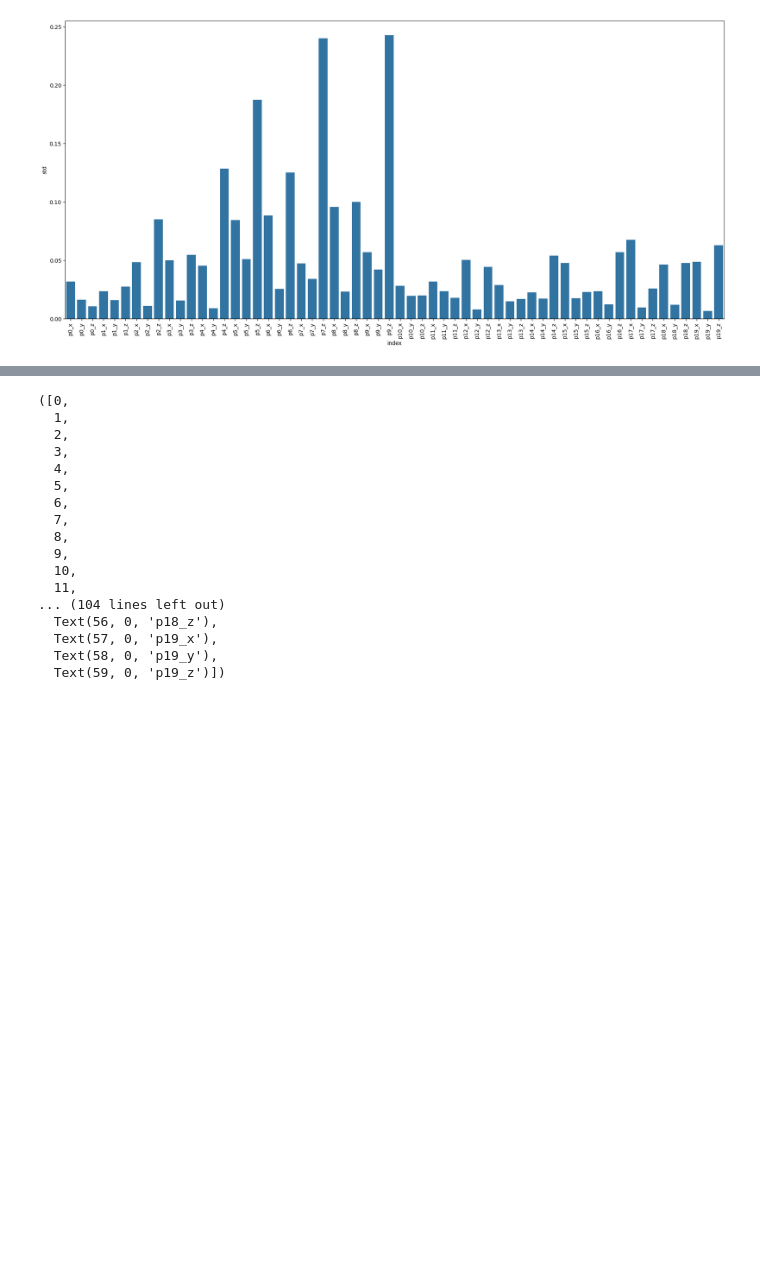
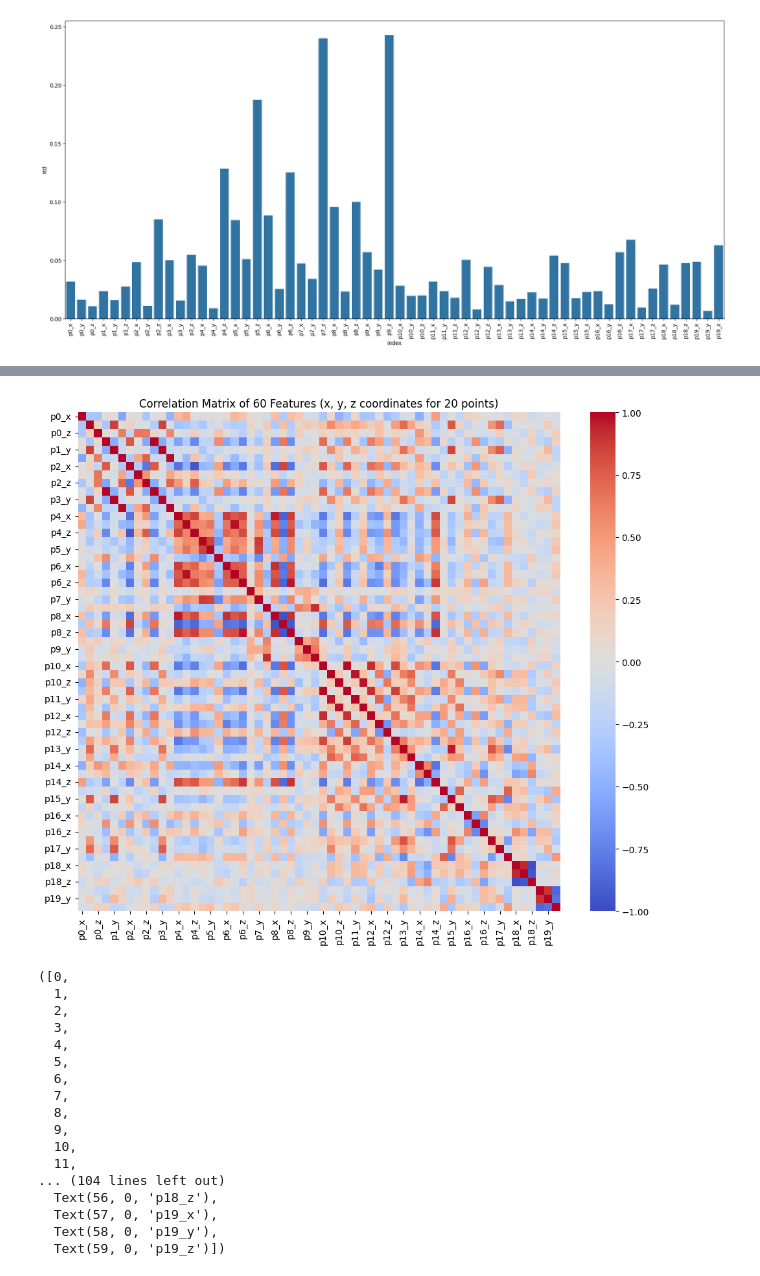
Before and after one commit to Boyinglby/ADM_SignLangRecog, a Jupyter notebook: midterm_31 copy.ipynb, the cells around one changed output, grey strips where cells are left out. Saved outputs shown, nothing was run; the diff lists cells and outputs as text; code cells hidden in the pictures; blank space fills up the shorter version.

Commit message:
added correlation matrix

```diff
--- a/midterm_31 copy.ipynb
+++ b/midterm_31 copy.ipynb
@@ -102,3 +102,9 @@ plt.xticks(rotation=90)
   Text(58, 0, 'p19_y'),
   Text(59, 0, 'p19_z')])
 [figure]
+# %%
+# Calculate the correlation matrix
+correlation_matrix = combined_df.corr()
+
+# Display the correlation matrix
+print(correlation_matrix)
@@ -105,3 +129,17 @@ plt.xticks(rotation=90)
+# %%
+# Set up the matplotlib figure
+plt.figure(figsize=(12, 10))
+
+# Draw the heatmap with the mask and correct aspect ratio
+sns.heatmap(correlation_matrix, annot=False, cmap='coolwarm', vmin=-1, vmax=1)
+
+# Add title
+plt.title("Correlation Matrix of 60 Features (x, y, z coordinates for 20 points)")
+
+# Display the plot
+plt.show()
+# %% [output]
+[figure, added]
 # %%
 fig = plt.figure(figsize=(22, 10))
 sns.barplot(data=df.describe().T.reset_index(),x='index',y='std')
```
Also changed, not shown: parts of 1 cell of this notebook, 2 other files.
